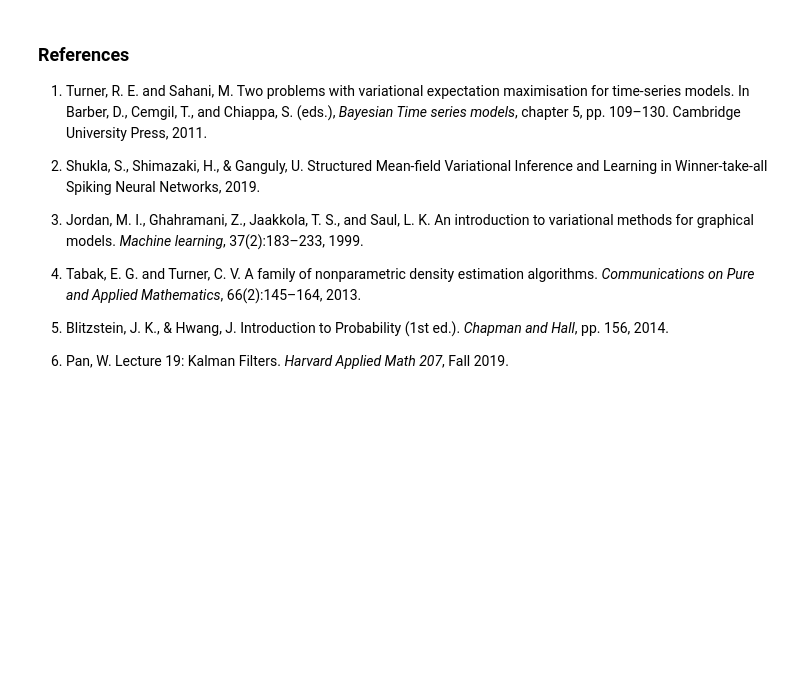
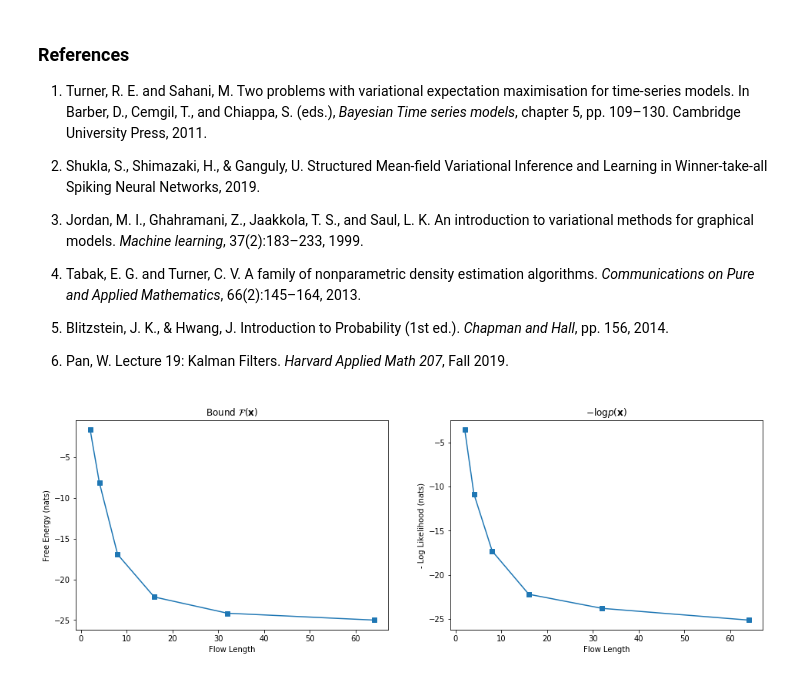
Before and after one commit to suton5/vi-normflows, a Jupyter notebook: Final.ipynb, the cells around one changed output. Cells and saved outputs as stored; diff of their text form; code cells hidden in the pictures; blank space fills up the shorter version.

```diff
--- a/Final.ipynb
+++ b/Final.ipynb
@@ -748,3 +751,19 @@ Collapse at $K=16$         |  Free Energy during Training
 5. Blitzstein, J. K., & Hwang, J. Introduction to Probability (1st ed.). <em>Chapman and Hall</em>, pp. 156, 2014.
 
 6. Pan, W. Lecture 19: Kalman Filters. <em>Harvard Applied Math 207</em>, Fall 2019.
+# %%
+K = [2,4,8,16,32,64]
+energy = [-1.6153037372416954, -8.079249988076704, -16.93409486027916, -22.158151851426343, -24.15438633121779, -25]
+joint = [-3.5858108471286663, -10.847333690173553, -17.305967667661797, -22.181974168117097, -23.77245116302225, -25.1]
+fig, ax = plt.subplots(1,2, figsize = (16, 5))
+ax[0].plot(K, energy, marker='s')
+ax[0].set_xlabel('Flow Length')
+ax[0].set_ylabel('Free Energy (nats)')
+ax[0].set_title('Bound $\mathcal{F}(\mathbf{x})$')
+ax[1].plot(K, joint, marker='s')
+ax[1].set_xlabel('Flow Length')
+ax[1].set_ylabel('- Log Likelihood (nats)')
+ax[1].set_title('$-\log p(\mathbf{x})$')
+plt.savefig('./fig/values_against_K.png')
+# %% [output]
+[figure, added]
```
Also changed, not shown: parts of 1 cell of this notebook, 9 other files.
